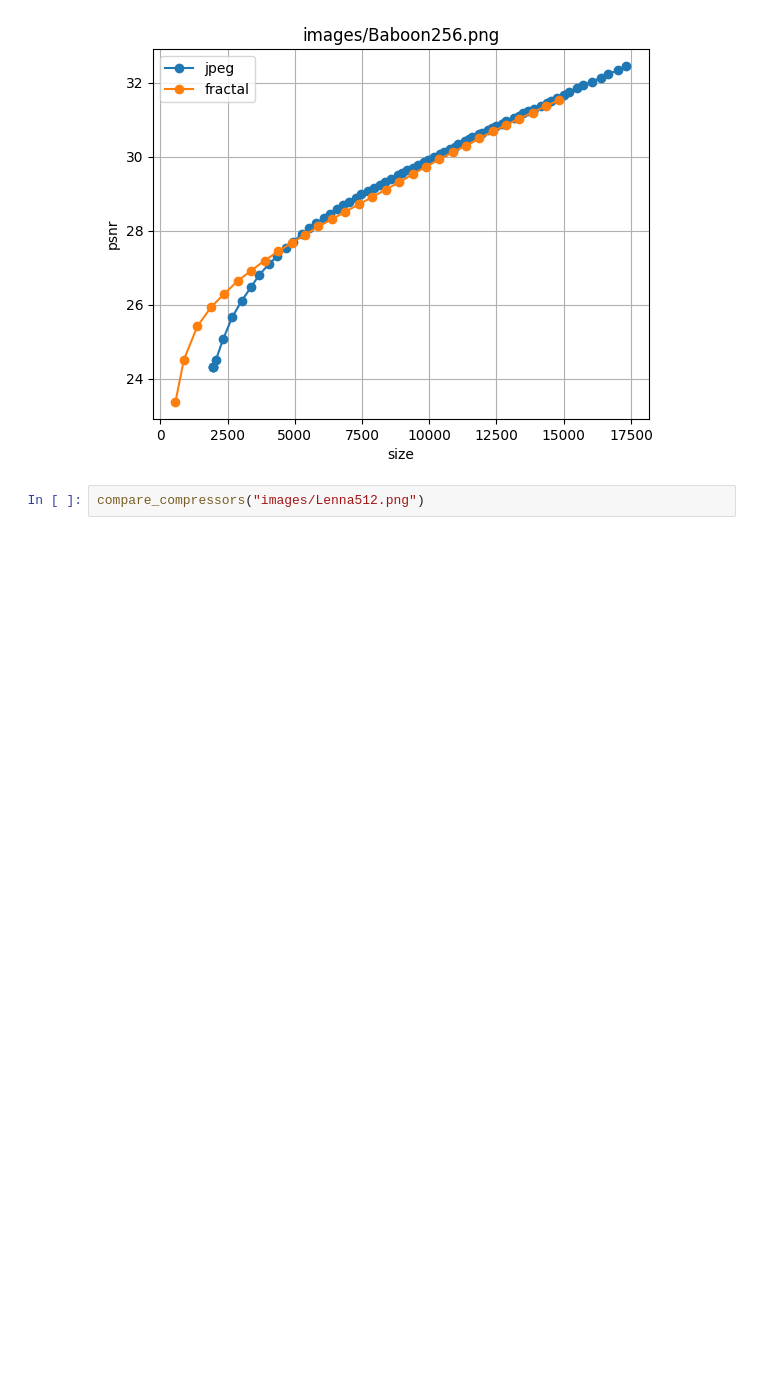
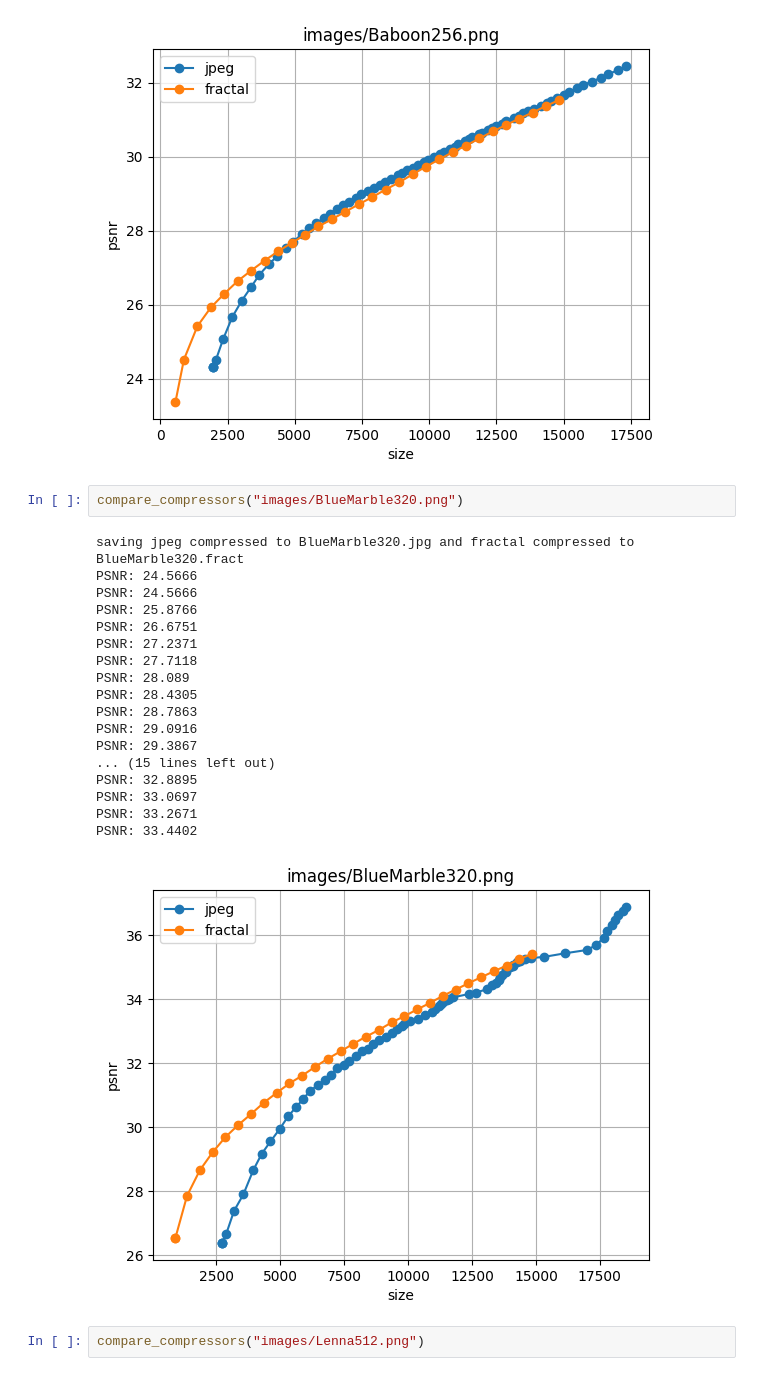
Before and after one commit to Hrebtovmaksim1/fast_fractal_compression, a Jupyter notebook: compare_with_jpeg.ipynb, the cells around one changed output. Cells and saved outputs as stored; diff of their text form; blank space fills up the shorter version.

```diff
--- a/compare_with_jpeg.ipynb
+++ b/compare_with_jpeg.ipynb
@@ -100,6 +123,27 @@ PSNR: 29.2191
 PSNR: 29.3962
 PSNR: 29.5568
 [figure]
+# %%
+compare_compressors("images/BlueMarble320.png")
+# %% [output]
+saving jpeg compressed to BlueMarble320.jpg and fractal compressed to BlueMarble320.fract
+PSNR: 24.5666
+PSNR: 24.5666
+PSNR: 25.8766
+PSNR: 26.6751
+PSNR: 27.2371
+PSNR: 27.7118
+PSNR: 28.089
+PSNR: 28.4305
+PSNR: 28.7863
+PSNR: 29.0916
+PSNR: 29.3867
+... (15 lines left out)
+PSNR: 32.8895
+PSNR: 33.0697
+PSNR: 33.2671
+PSNR: 33.4402
+[figure, added]
 # %%
 compare_compressors("images/Lenna512.png")
 # %% [output]
```
Also changed, not shown: parts of 2 cells of this notebook, 3 other files.
